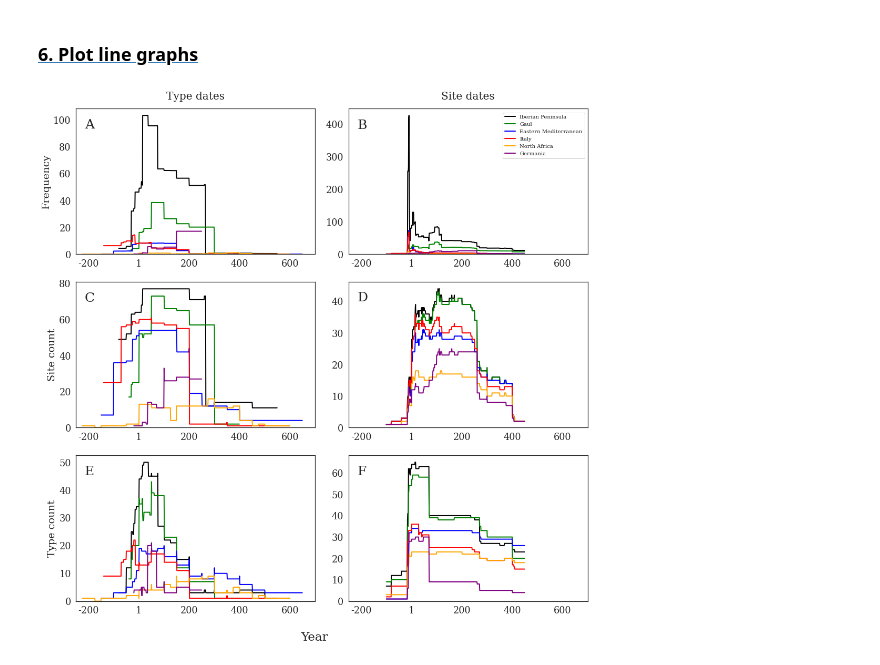
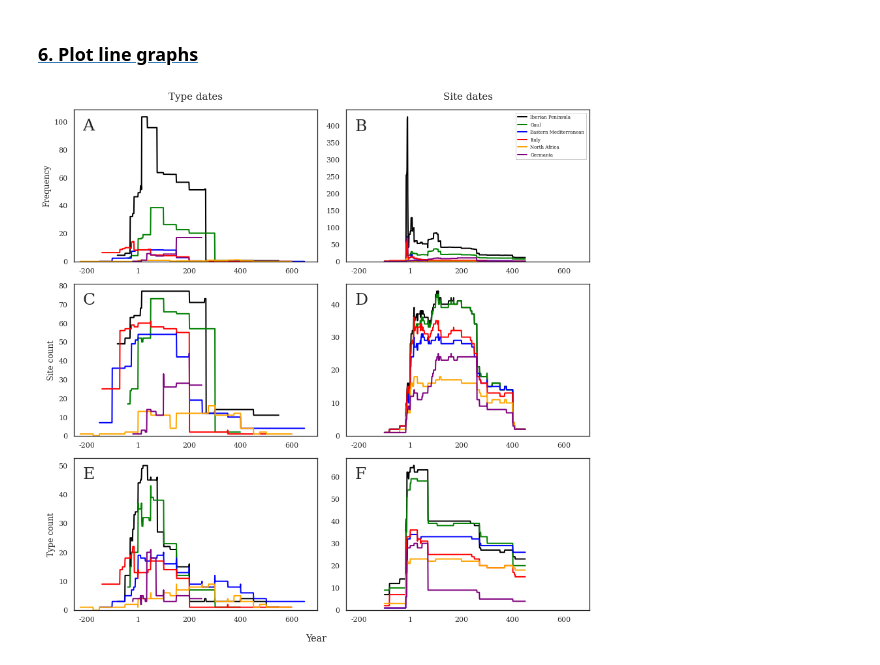
Before and after one commit to Tom-Brughmans/RAAD, a Jupyter notebook: RAAD_data/publication/RAAD_Figs4a-f.ipynb, the cells around one changed output. Drawn from its saved outputs; the diff is of its cells as text; code cells hidden in the pictures.

Commit message:
i) font and figs size changed ii) pdf with figs 2-11 generated

```diff
--- a/RAAD_data/publication/RAAD_Figs4a-f.ipynb
+++ b/RAAD_data/publication/RAAD_Figs4a-f.ipynb
@@ -134,7 +134,7 @@ list_of_dfs.append(raad_type_count_site_dates)
 # %%
 sns.set_style("white", {"font.family":"serif", "font.serif":"Times New Roman"})
 
-fig, axs= plt.subplots(nrows=3, ncols=2, figsize=(15, 15))
+fig, axs= plt.subplots(nrows=3, ncols=2, figsize=(12, 12))
 
 axs[0, 0].set_xlim([-250, 700])
 axs[0, 1].set_xlim([-250, 700])
@@ -147,35 +147,35 @@ for ax, df in zip(axs.ravel(), list_of_dfs):
     plot_graph(dicts_of_df = df,
                palette=["black", "green", "blue", "red", "orange", "purple"],
                ax = ax,
                linewidth = 2)
 
     ax.set_ylim(0, None)
     ax.yaxis.set_major_formatter(FormatStrFormatter("%.0f"))
     ax.set_xlabel(None)
     ax.get_legend().remove()
     ax.set_ylabel(None)
     ax.set_xticklabels([int(i) if i != 0 else 1 for i in ax.get_xticks()])
     handles, labels = ax.get_legend_handles_labels()
-    fig.legend(handles, labels, bbox_to_anchor=(0.980, 0.950), fontsize = 10)
+    fig.legend(handles, labels, bbox_to_anchor=(0.983, 0.955), fontsize = 7)
 
 axs[0,0].set_ylabel("Frequency")
 axs[1,0].set_ylabel("Site count")
 axs[2,0].set_ylabel("Type count")
 
 
-axs[0, 0].set_title(label = "Type dates", size=20, y=1.04)
-axs[0, 1].set_title(label = "Site dates", size=20, y=1.04)
+axs[0, 0].set_title(label = "Type dates", size=15, y=1.04)
+axs[0, 1].set_title(label = "Site dates", size=15, y=1.04)
 
 axs[0, 0].text(-215, 94, "A", fontsize = 25)
 axs[0, 1].text(-215, 386, "B", fontsize = 25)
 axs[1, 0].text(-215, 70, "C", fontsize = 25)
 axs[1, 1].text(-215, 40, "D", fontsize = 25)
 axs[2, 0].text(-215, 45.5, "E", fontsize = 25)
 axs[2, 1].text(-215, 59, "F", fontsize = 25)
 
 fig.supxlabel("Year")
 
 plt.tight_layout()
-plt.savefig("Figs/Fig4.tff", bbox_inches="tight", format = "tiff", dpi = 400)
+plt.savefig("Figs/Fig4.tiff", bbox_inches="tight", format = "tiff", dpi = 400)
 # %% [output]
-[figure, old version]
+[figure, new version]
```
Also changed, not shown: 21 other files.
